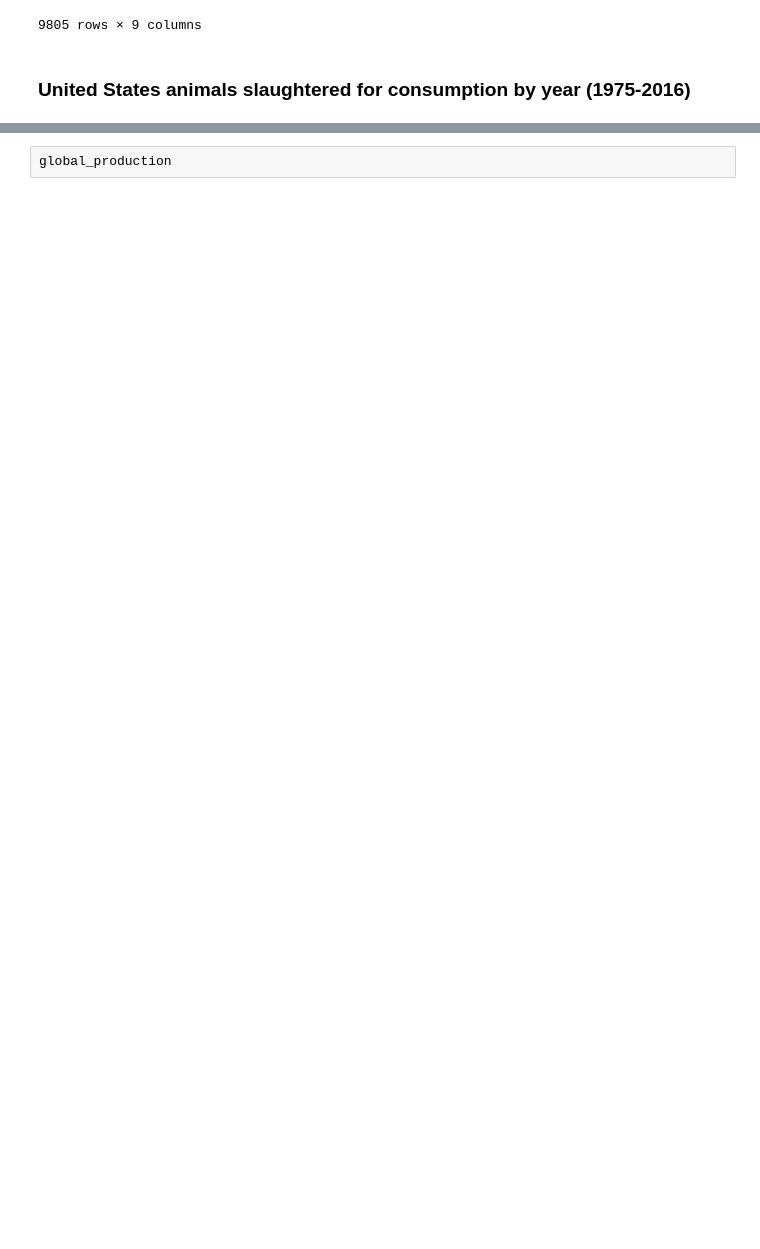
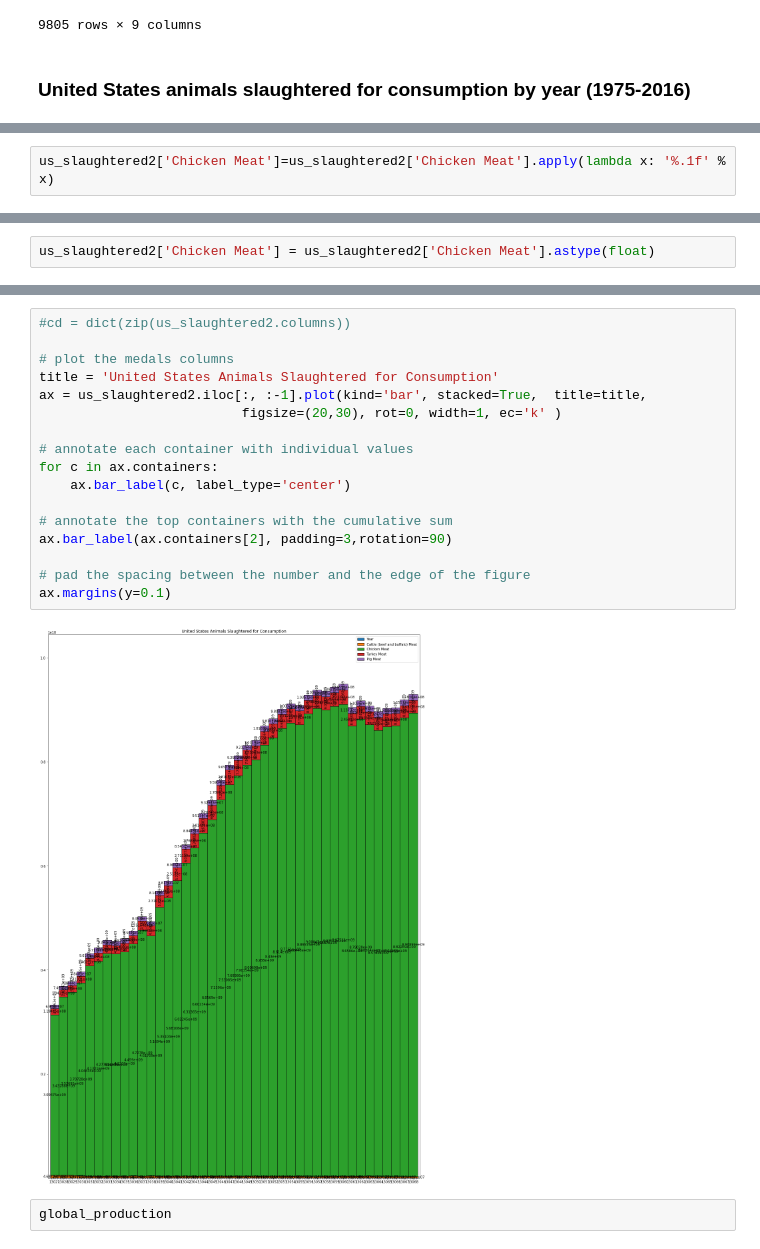
Before and after one commit to sgoolsby88/da7_capstone, a Jupyter notebook: notebooks/EDA _meat_production.ipynb, the cells around one changed output, grey strips where cells are left out. Drawn from its saved outputs; the diff is of its cells as text; blank space fills up the shorter version.

```diff
--- a/notebooks/EDA _meat_production.ipynb
+++ b/notebooks/EDA _meat_production.ipynb
@@ -140,3 +147,5 @@ us_slaughtered2
 | 13066 | 2014 | 30857300.0 | 8.669628e+09 | 236617000.0 | 106957700.0 | 2404000.0 |
 | 13067 | 2015 | 29320300.0 | 8.822692e+09 | 232389000.0 | 115512200.0 | 2318600.0 |
 | 13068 | 2016 | 31188800.0 | 8.908986e+09 | 243255000.0 | 118303900.0 | 2332600.0 |
+# %%
+us_slaughtered2['Chicken Meat']=us_slaughtered2['Chicken Meat'].apply(lambda x: '%.1f' % x)
@@ -153,0 +186,2 @@ plt.show()
+# %%
+us_slaughtered2['Chicken Meat'] = us_slaughtered2['Chicken Meat'].astype(float)
@@ -154,3 +220,22 @@ plt.show()
+# %%
+#cd = dict(zip(us_slaughtered2.columns))
+
+# plot the medals columns
+title = 'United States Animals Slaughtered for Consumption'
+ax = us_slaughtered2.iloc[:, :-1].plot(kind='bar', stacked=True,  title=title,
+                          figsize=(20,30), rot=0, width=1, ec='k' )
+
+# annotate each container with individual values
+for c in ax.containers:
+    ax.bar_label(c, label_type='center')
+
+# annotate the top containers with the cumulative sum
+ax.bar_label(ax.containers[2], padding=3,rotation=90)
+
+# pad the spacing between the number and the edge of the figure
+ax.margins(y=0.1)
+# %% [output]
+[figure, added]
 # %%
 global_production
 # %% [output]
```
Also changed, not shown: parts of 22 cells of this notebook, 12 other files.
